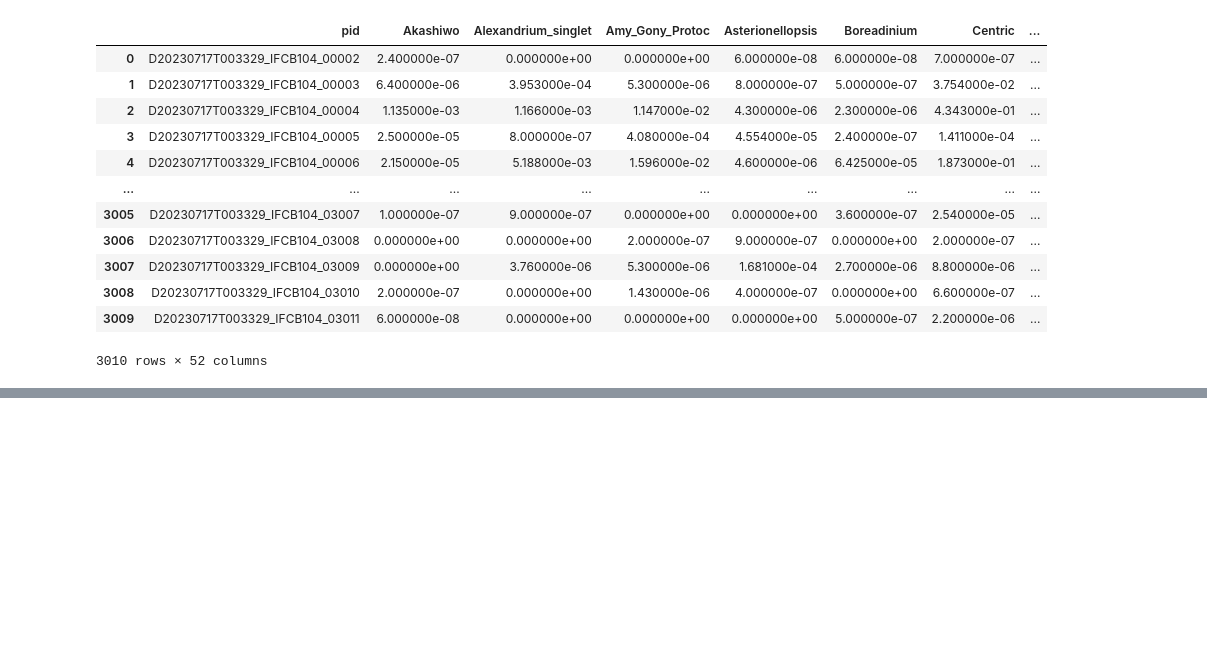
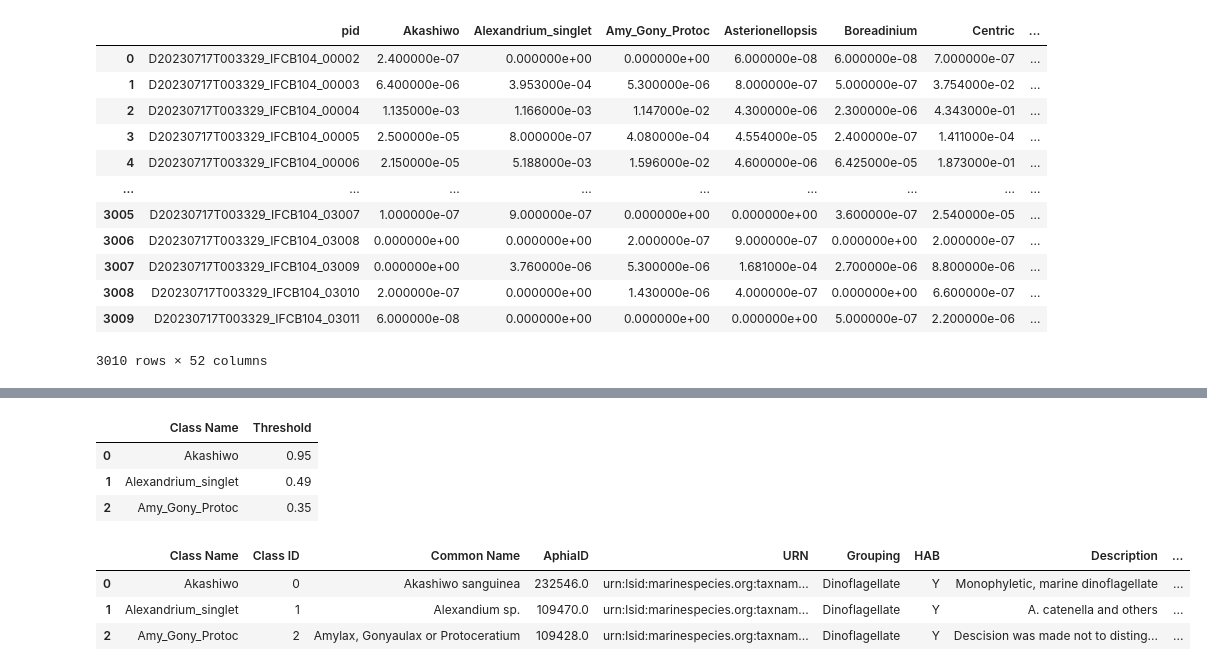
Before and after one commit to CeNCOOS/OBIS_workshop_2024_IFCB, a Jupyter notebook: getSantaCruzdata.ipynb, the cells around one changed output, grey strips where cells are left out. Saved outputs shown, nothing was run; the diff lists cells and outputs as text; code cells hidden in the pictures; blank space fills up the shorter version.

```diff
--- a/getSantaCruzdata.ipynb
+++ b/getSantaCruzdata.ipynb
@@ -125,0 +118,14 @@ metadatavals
+# %%
+threshold.head(3)
+# %% [output]
+|  | Class Name | Threshold |
+| 0 | Akashiwo | 0.95 |
+| 1 | Alexandrium_singlet | 0.49 |
+| 2 | Amy_Gony_Protoc | 0.35 |
+# %%
+class_names.head(3)
+# %% [output]
+|  | Class Name | Class ID | Common Name | AphiaID | URN | Grouping | HAB | Description | ... |
+| 0 | Akashiwo | 0 | Akashiwo sanguinea | 232546.0 | urn:lsid:marinespecies.org:taxnam... | Dinoflagellate | Y | Monophyletic, marine dinoflagellate | ... |
+| 1 | Alexandrium_singlet | 1 | Alexandium sp. | 109470.0 | urn:lsid:marinespecies.org:taxnam... | Dinoflagellate | Y | A. catenella and others | ... |
+| 2 | Amy_Gony_Protoc | 2 | Amylax, Gonyaulax or Protoceratium | 109428.0 | urn:lsid:marinespecies.org:taxnam... | Dinoflagellate | Y | Descision was made not to disting... | ... |
```
Also changed, not shown: parts of 7 cells of this notebook.
